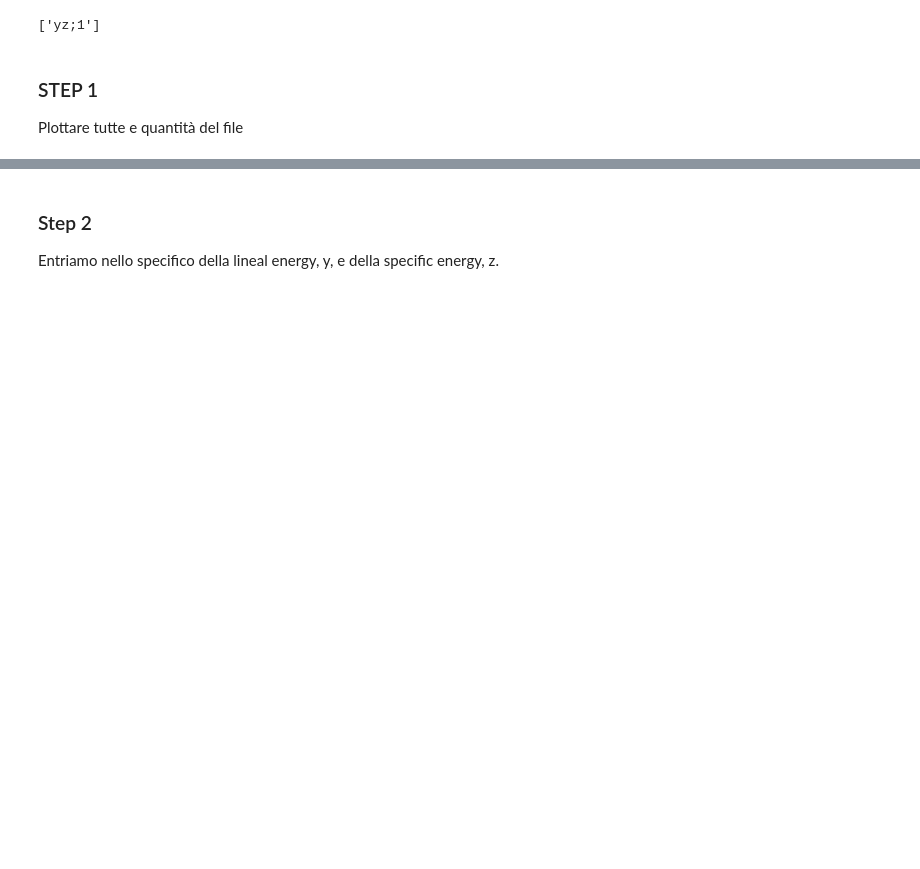
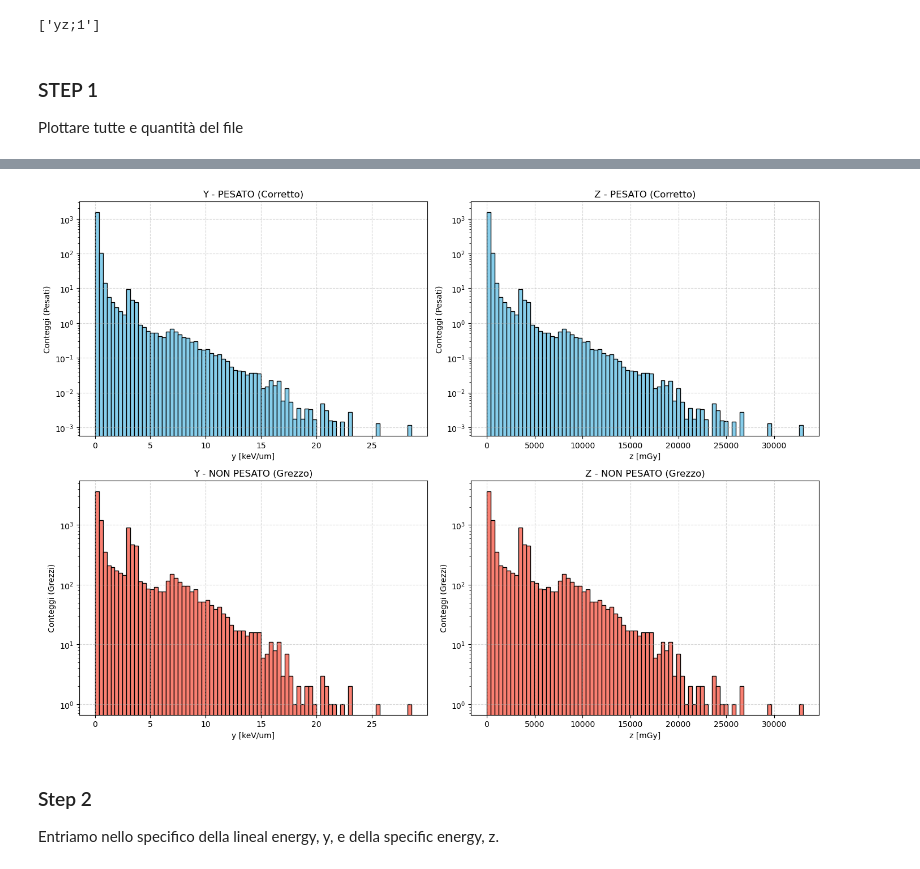
Before and after one commit to michelepascazio28-dot/Rame, a Jupyter notebook: Analysis.ipynb, the cells around one changed output, grey strips where cells are left out. Cells and saved outputs as stored; diff of their text form; code cells hidden in the pictures; blank space fills up the shorter version.

```diff
--- a/Analysis.ipynb
+++ b/Analysis.ipynb
@@ -64,3 +142,40 @@ plt.show()
+# %%
+import matplotlib.pyplot as plt
+import numpy as np
+
+# Fattori di conversione
+scales = {'y': 1.0, 'z': 1000.0}
+units_label = {'y': 'keV/um', 'z': 'mGy'}
+
+# Creiamo la figura
+fig, axes = plt.subplots(nrows=2, ncols=2, figsize=(14, 10))
+
+# Definiamo le colonne
+cols = ['y', 'z']
+
+for i, col in enumerate(cols):
+    data = df[col] * scales[col]
+
+    # 1. GRAFICO PESATO (Corretto)
+    axes[0, i].hist(data, bins=80, range=None, weights=df['weight'],
+                    color='skyblue', edgecolor='black', log=True)
+    axes[0, i].set_title(f'{col.upper()} - PESATO (Corretto)')
+    axes[0, i].set_ylabel('Conteggi (Pesati)')
+    axes[0, i].set_xlabel(f'{col} [{units_label[col]}]')
+    axes[0, i].grid(linestyle='--', alpha=0.5)
+
+    # 2. GRAFICO NON PESATO (Grezzo)
+    axes[1, i].hist(data, bins=80, range=None, weights=None,
+                    color='salmon', edgecolor='black', log=True)
+    axes[1, i].set_title(f'{col.upper()} - NON PESATO (Grezzo)')
+    axes[1, i].set_ylabel('Conteggi (Grezzi)')
+    axes[1, i].set_xlabel(f'{col} [{units_label[col]}]')
+    axes[1, i].grid(linestyle='--', alpha=0.5)
+
+plt.tight_layout()
+plt.show()
+# %% [output]
+[figure, added]
 # %% [markdown]
 ### Step 2
 Entriamo nello specifico della lineal energy, y, e della specific energy, z.
```
Also changed, not shown: parts of 10 cells of this notebook, 1 other file.
